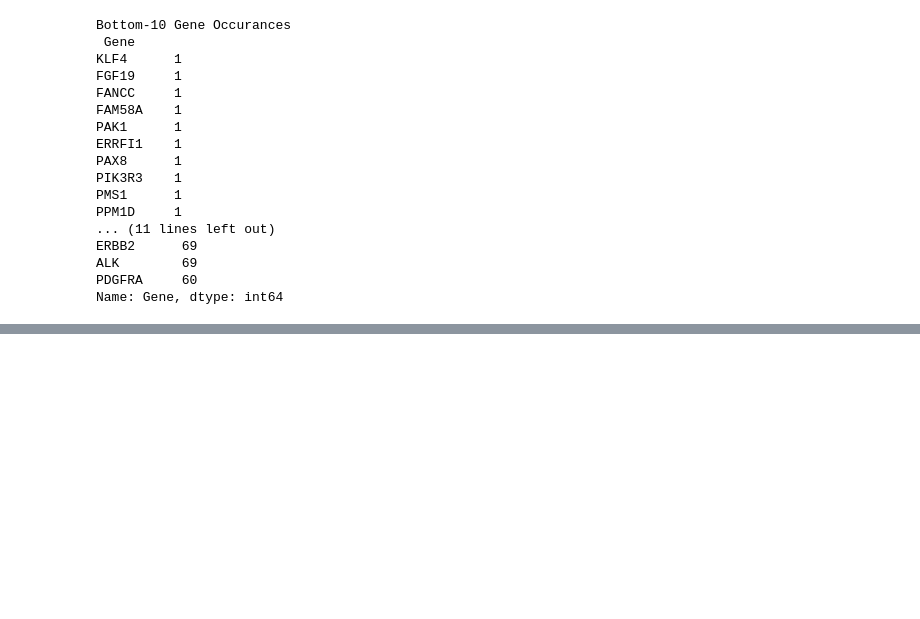
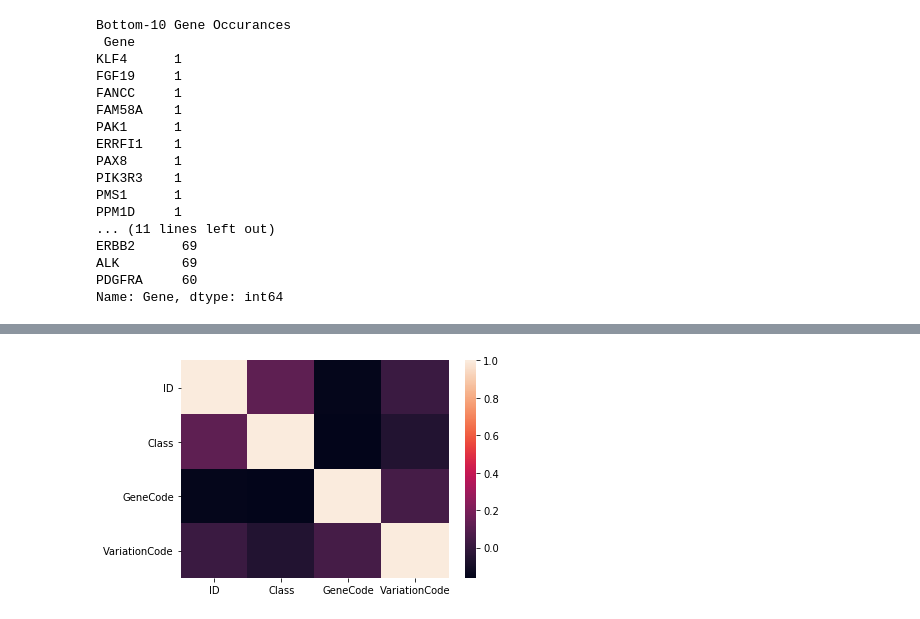
Before and after one commit to lriverawong/personalized-medicine-data-analysis, a Jupyter notebook: personalized-medicine-eda.ipynb, the cells around one changed output, grey strips where cells are left out. Drawn from its saved outputs; the diff is of its cells as text; code cells hidden in the pictures; blank space fills up the shorter version.

```diff
--- a/personalized-medicine-eda.ipynb
+++ b/personalized-medicine-eda.ipynb
@@ -88,4 +100,7 @@ Kurtosis: -1.352660
 d_train['Gene'] = d_train['Gene'].astype('category')
 d_train['Variation'] = d_train['Variation'].astype('category')
 d_train['Gene'].head().cat.codes
+d_train['GeneCode'] = d_train['Gene'].cat.codes
+d_train['VariationCode'] = d_train['Variation'].cat.codes
+d_train.head()
 # %% [output]
@@ -159,0 +184,9 @@ for i in range(3):
+# %%
+# Calculate correlations
+corr = d_train.corr()
+
+# Heatmap
+sns.heatmap(corr)
+plt.show()
+# %% [output]
+[figure, added]
```
Also changed, not shown: parts of 30 cells of this notebook, 2 other files.
